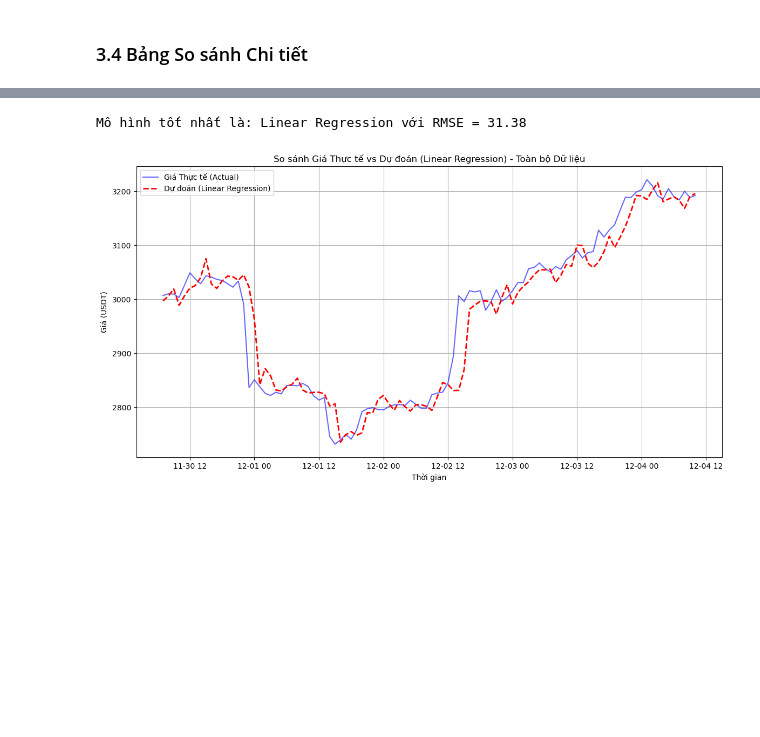
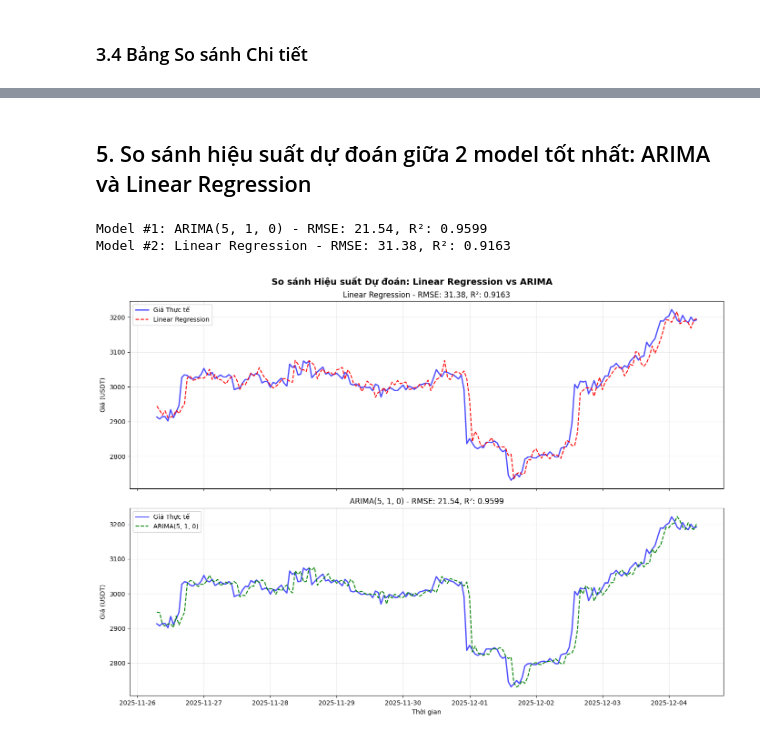
Before and after one commit to kimngoc280105/Binance, a Jupyter notebook: Notebooks/03_modeling.ipynb, the cells around one changed output, grey strips where cells are left out. Saved outputs shown, nothing was run; the diff lists cells and outputs as text; code cells hidden in the pictures; blank space fills up the shorter version.

```diff
--- a/Notebooks/03_modeling.ipynb
+++ b/Notebooks/03_modeling.ipynb
@@ -411,31 +464,51 @@ Dựa trên bảng tổng hợp hiệu suất các mô hình trên hai bộ dữ
-# %%
-# Vẽ biểu đồ so sánh giá thực tế vs dự đoán của model tốt nhất (trên toàn bộ dữ liệu)
-
-best_model_name = results_full_df.index[0]  # Model tốt nhất
-best_rmse = results_full_df.iloc[0]['RMSE']
-
-print(f"Mô hình tốt nhất là: {best_model_name} với RMSE = {best_rmse:.2f}")
-
-y_pred_best = results_full[best_model_name]["Prediction"]
-
-plot_df = pd.DataFrame({
-    'Actual': y_test_full.values,
-    'Predicted': y_pred_best
-}, index=y_test_full.index)
-
-subset = plot_df.tail(100)  # Lấy 100 giá trị cuối
-
-plt.figure(figsize=(14, 7))
-plt.plot(subset.index, subset['Actual'], label='Giá Thực tế (Actual)', color='blue', alpha=0.6)
-plt.plot(subset.index, subset['Predicted'], label=f'Dự đoán ({best_model_name})', color='red', linestyle='--', linewidth=2)
-
-plt.title(f'So sánh Giá Thực tế vs Dự đoán ({best_model_name}) - Toàn bộ Dữ liệu')
-plt.xlabel('Thời gian')
-plt.ylabel('Giá (USDT)')
-plt.legend()
-plt.grid(True)
-plt.show()
-# %% [output]
-Mô hình tốt nhất là: Linear Regression với RMSE = 31.38
-[figure, removed]
+# %% [markdown]
+## 5. So sánh hiệu suất dự đoán giữa 2 model tốt nhất: ARIMA và Linear Regression
+# %%
+# So sánh hiệu suất dự đoán giữa Linear Regression và ARIMA
+
+# Lấy 2 model tốt nhất
+best_model_1 = results_full_df.index[0]  # ARIMA
+best_model_2 = results_full_df.index[1]  # Linear Regression
+
+print(f"Model #1: {best_model_1} - RMSE: {results_full_df.loc[best_model_1, 'RMSE']:.2f}, R²: {results_full_df.loc[best_model_1, 'R2']:.4f}")
+print(f"Model #2: {best_model_2} - RMSE: {results_full_df.loc[best_model_2, 'RMSE']:.2f}, R²: {results_full_df.loc[best_model_2, 'R2']:.4f}")
+
+# Lấy predictions
+y_pred_1 = results_full[best_model_1]["Prediction"]
+y_pred_2 = results_full[best_model_2]["Prediction"]
+
+# Tạo DataFrame
+plot_df = pd.DataFrame({
+    'Actual': y_test_full.values,
+    best_model_1: y_pred_1,
+    best_model_2: y_pred_2
+}, index=y_test_full.index)
+
+# Vẽ biểu đồ 2 subplots
+fig, axes = plt.subplots(2, 1, figsize=(14, 10), sharex=True)
+
+# Plot 1: Linear Regression
+axes[0].plot(plot_df.index, plot_df['Actual'], label='Giá Thực tế', color='blue', alpha=0.7, linewidth=2)
+axes[0].plot(plot_df.index, plot_df[best_model_2], label=best_model_2, color='red', linestyle='--', linewidth=1.5)
+axes[0].set_title(f'{best_model_2} - RMSE: {results_full_df.loc[best_model_2, "RMSE"]:.2f}, R²: {results_full_df.loc[best_model_2, "R2"]:.4f}')
+axes[0].set_ylabel('Giá (USDT)')
+axes[0].legend()
+axes[0].grid(True, alpha=0.3)
+
+# Plot 2: ARIMA
+axes[1].plot(plot_df.index, plot_df['Actual'], label='Giá Thực tế', color='blue', alpha=0.7, linewidth=2)
+axes[1].plot(plot_df.index, plot_df[best_model_1], label=best_model_1, color='green', linestyle='--', linewidth=1.5)
+axes[1].set_title(f'{best_model_1} - RMSE: {results_full_df.loc[best_model_1, "RMSE"]:.2f}, R²: {results_full_df.loc[best_model_1, "R2"]:.4f}')
+axes[1].set_xlabel('Thời gian')
+axes[1].set_ylabel('Giá (USDT)')
+axes[1].legend()
+axes[1].grid(True, alpha=0.3)
+
+plt.suptitle('So sánh Hiệu suất Dự đoán: Linear Regression vs ARIMA', fontsize=14, fontweight='bold')
+plt.tight_layout()
+plt.show()
+# %% [output]
+Model #1: ARIMA(5, 1, 0) - RMSE: 21.54, R²: 0.9599
+Model #2: Linear Regression - RMSE: 31.38, R²: 0.9163
+[figure, added]
 # %% [markdown]
```
Also changed, not shown: parts of 9 cells of this notebook, 1 other file.
